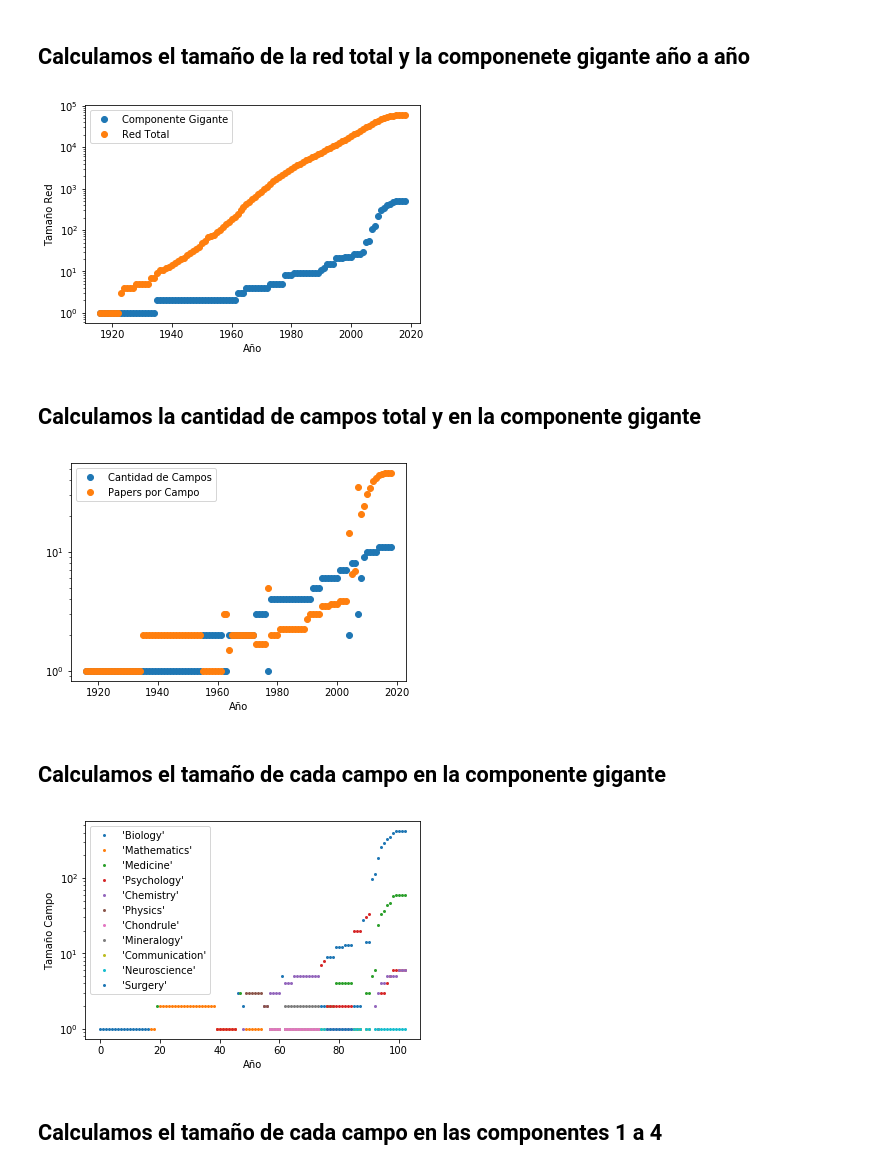
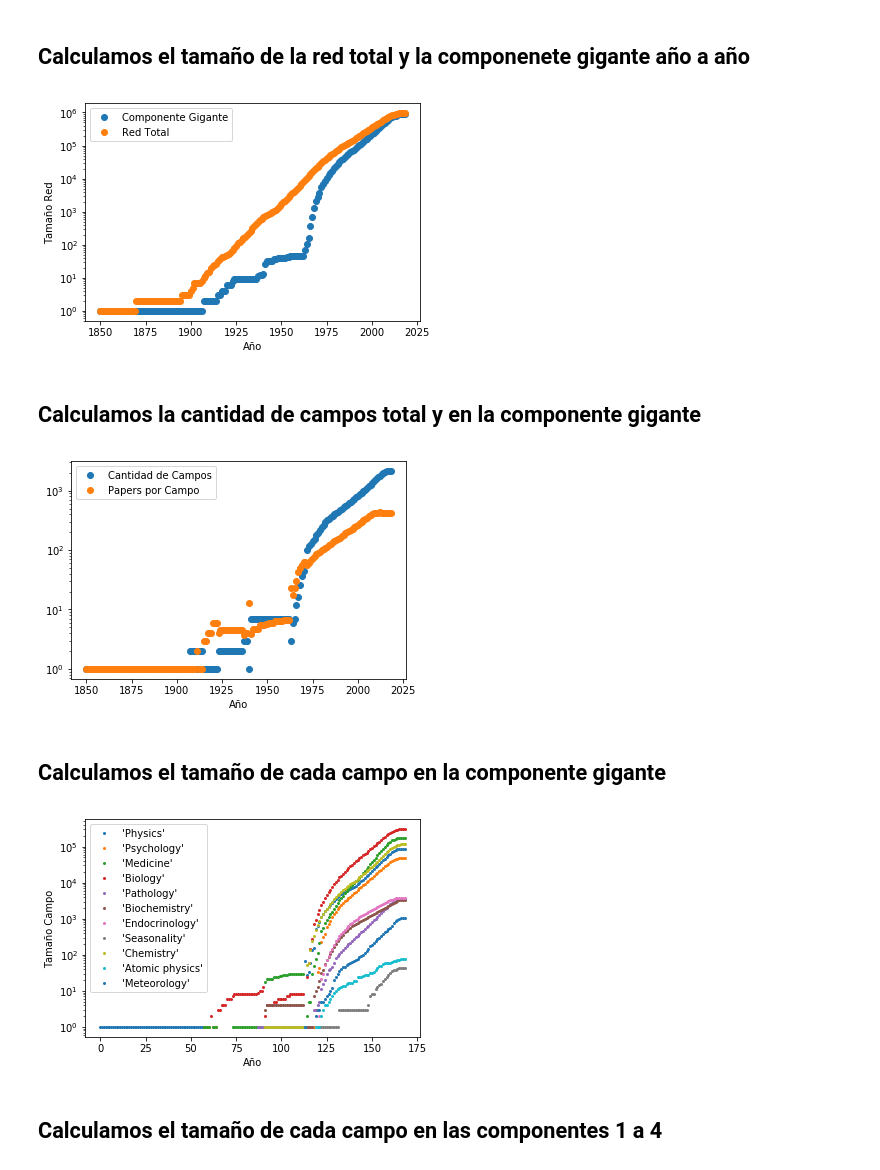
Before and after one commit to fedesevle/Redes_FLEM, a Jupyter notebook: Practica_especial/Analisis_4.ipynb, the cells around one changed output. Cells and saved outputs as stored; diff of their text form; code cells hidden in the pictures.

```diff
--- a/Practica_especial/Analisis_4.ipynb
+++ b/Practica_especial/Analisis_4.ipynb
@@ -12,7 +12,7 @@ version=4
 # %% [markdown]
 ## Armamos la red dirigida a partir del archivo filtrado
 # %%
-N=100000
+N=3000000
 i=0
 G=nx.DiGraph()
 archivo = open(directorio+'archivo_red_'+str(version)+'.txt','r',encoding='utf-8')
@@ -22,5 +22,5 @@ for line in archivo:
     if i==N:
         break
 archivo.close()
-len(G)
+print(len(G),i)
 # %% [output]
@@ -164,7 +164,7 @@ plt.semilogy(years,tamanos_red,'o',label='Red Total')
 plt.xlabel('Año');plt.ylabel('Tamaño Red');plt.legend()
 plt.show()
 # %% [output]
-[figure, old version]
+[figure, new version]
 # %% [markdown]
 ## Calculamos la cantidad de campos total y en la componente gigante
 # %%
@@ -178,7 +178,7 @@ plt.semilogy(years,papers_por_campo,'o',label='Papers por Campo')
 plt.xlabel('Año');plt.ylabel('');plt.legend()
 plt.show()
 # %% [output]
-[figure, old version]
+[figure, new version]
 # %% [markdown]
 ## Calculamos el tamaño de cada campo en la componente gigante
 # %%
@@ -196,16 +196,16 @@ for campo in campos_tiempo:
 # %%
 N=11
 i=0
 MS=2
 for campo in campos_tiempo.keys():
-    plt.semilogy(campos_tiempo[campo],'o',markersize=MS,label=campo)
+    plt.semilogy(years,campos_tiempo[campo],'o',markersize=MS,label=campo)
     i+=1
     if i==N:
         break
 plt.xlabel('Año');plt.ylabel('Tamaño Campo');plt.legend()
 plt.show()
 # %% [output]
-[figure, old version]
+[figure, new version]
 # %% [markdown]
 ## Calculamos el tamaño de cada campo en las componentes 1 a 4
 # %%
```
Also changed, not shown: parts of 5 cells of this notebook.
